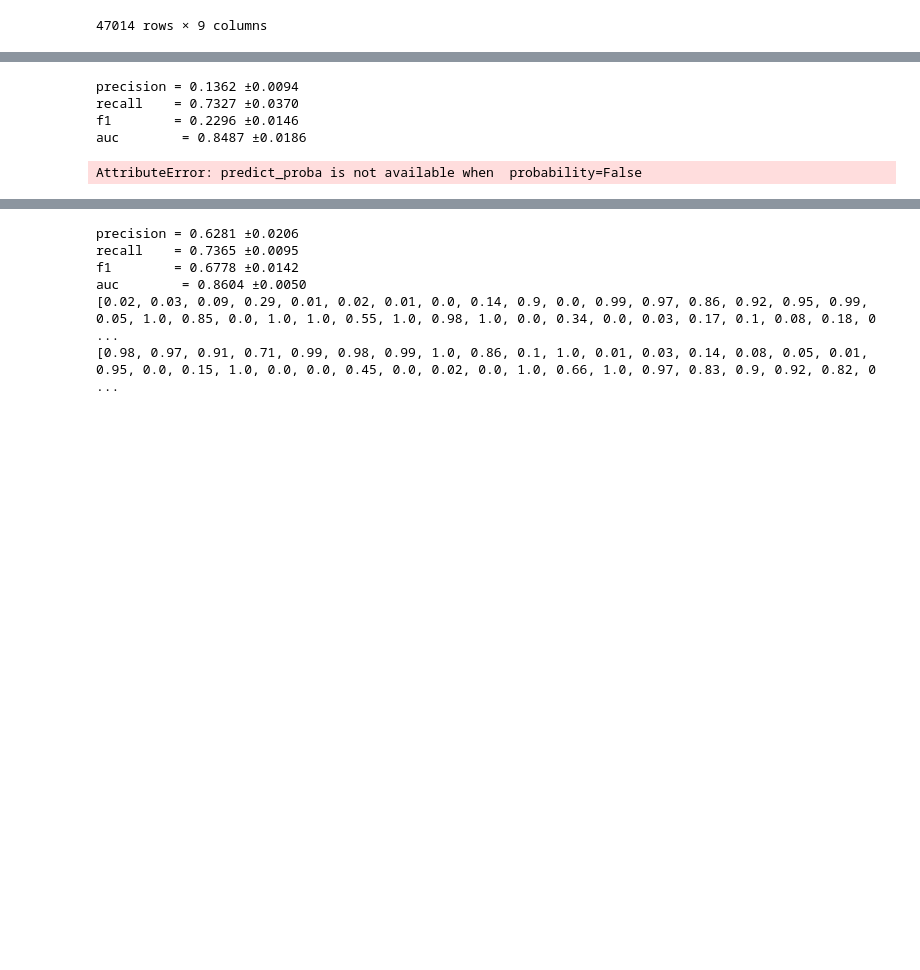
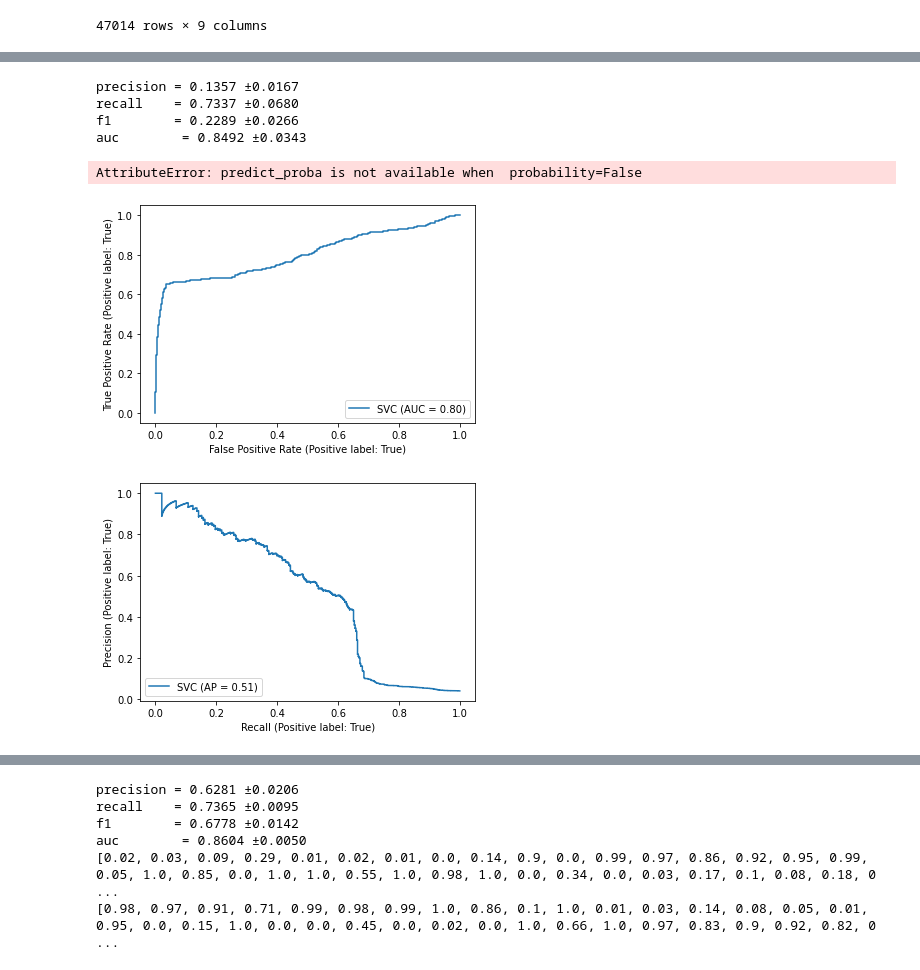
Before and after one commit to DannyMathieson/PhishEye, a Jupyter notebook: phisheye.ipynb, the cells around one changed output, grey strips where cells are left out. Saved outputs shown, nothing was run; the diff lists cells and outputs as text; code cells hidden in the pictures; blank space fills up the shorter version.

```diff
--- a/phisheye.ipynb
+++ b/phisheye.ipynb
@@ -417,14 +459,16 @@ auc        = 0.8270 ±0.0172
 # %%
 from sklearn.svm import SVC
 svm_model = SVC()
 features = twisted_df.drop(['Domain', 'Homograph', 'Registered'], axis=1)
-model_eval(features[['EMBD_EUC','EMBD_L1', 'EMBD_COS']], twisted_df['Registered'] , svm_model);
+model_eval(features[['EMBD_EUC','EMBD_L1', 'EMBD_COS']], twisted_df['Registered'] , svm_model, True);
 # %% [output]
-precision = 0.1362 ±0.0094
-recall    = 0.7327 ±0.0370
-f1        = 0.2296 ±0.0146
-auc        = 0.8487 ±0.0186
+precision = 0.1357 ±0.0167
+recall    = 0.7337 ±0.0680
+f1        = 0.2289 ±0.0266
+auc        = 0.8492 ±0.0343
 AttributeError: predict_proba is not available when  probability=False
+[figure, added]
+[figure, added]
 # %%
 from sklearn.linear_model import LogisticRegression
 lr_model = LogisticRegression()
```
Also changed, not shown: parts of 13 cells of this notebook.
